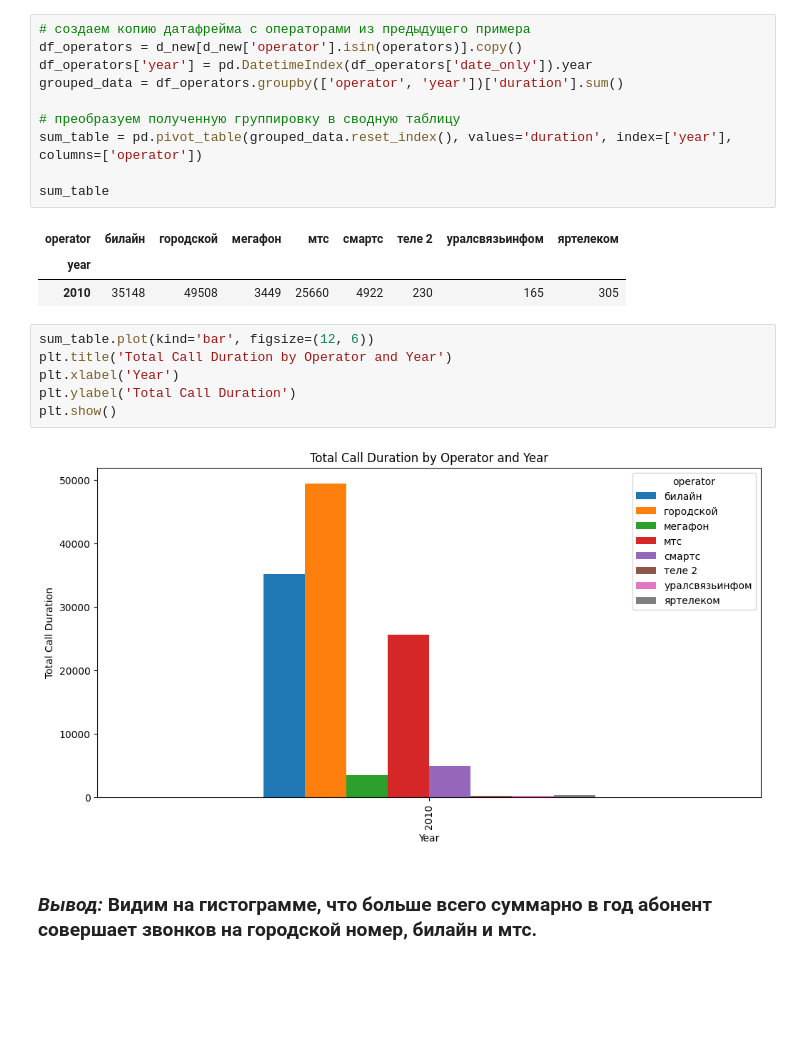
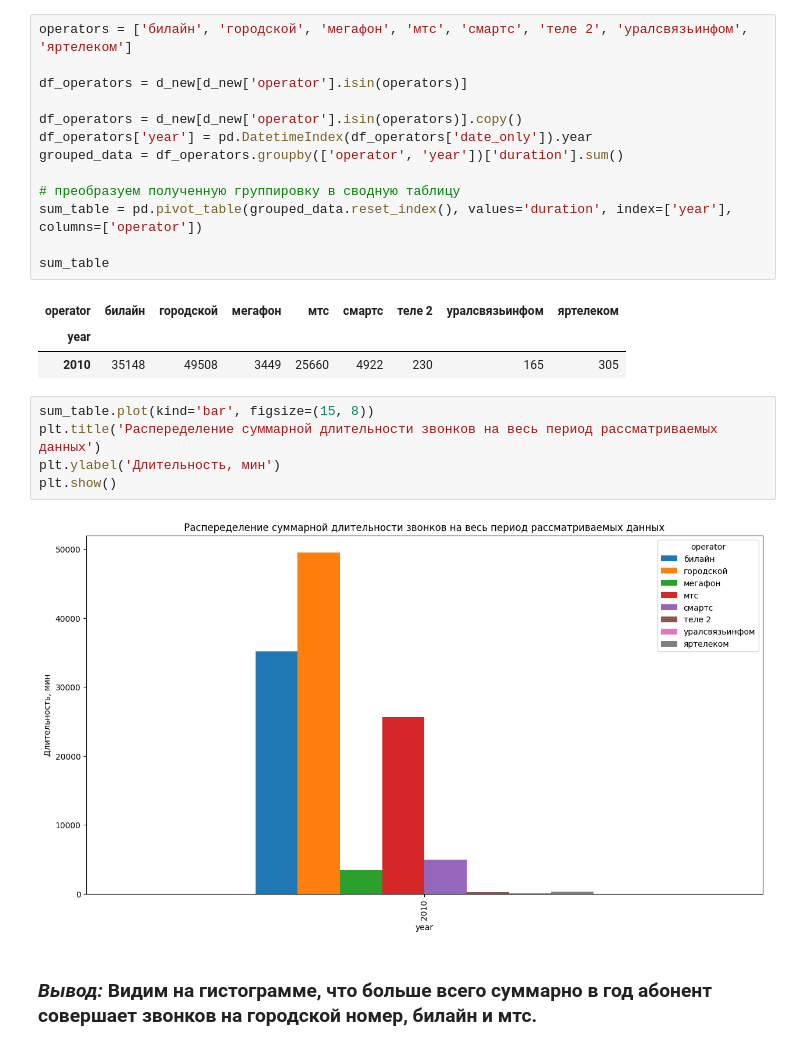
Before and after one commit to ybezginova2016/case_studies_da, a Jupyter notebook: 2. Telecom/main_2_Telecom.ipynb, the cells around one changed output. Cells and saved outputs as stored; diff of their text form; blank space fills up the shorter version.

```diff
--- a/2. Telecom/main_2_Telecom.ipynb
+++ b/2. Telecom/main_2_Telecom.ipynb
@@ -342,7 +351,10 @@ operator   month
            12        174
 Name: duration, Length: 64, dtype: int64
 # %%
-# создаем копию датафрейма с операторами из предыдущего примера
+operators = ['билайн', 'городской', 'мегафон', 'мтс', 'смартс', 'теле 2', 'уралсвязьинфом', 'яртелеком']
+
+df_operators = d_new[d_new['operator'].isin(operators)]
+
 df_operators = d_new[d_new['operator'].isin(operators)].copy()
 df_operators['year'] = pd.DatetimeIndex(df_operators['date_only']).year
 grouped_data = df_operators.groupby(['operator', 'year'])['duration'].sum()
@@ -355,14 +367,13 @@ sum_table
 | operator | билайн | городской | мегафон | мтс | смартс | теле 2 | уралсвязьинфом | яртелеком |
 | year |  |  |  |  |  |  |  |  |
 | 2010 | 35148 | 49508 | 3449 | 25660 | 4922 | 230 | 165 | 305 |
-# %%
-sum_table.plot(kind='bar', figsize=(12, 6))
-plt.title('Total Call Duration by Operator and Year')
-plt.xlabel('Year')
-plt.ylabel('Total Call Duration')
-plt.show()
-# %% [output]
-[figure, removed]
+# %%
+sum_table.plot(kind='bar', figsize=(15, 8))
+plt.title('Распеределение суммарной длительности звонков на весь период рассматриваемых данных')
+plt.ylabel('Длительность, мин')
+plt.show()
+# %% [output]
+[figure, added]
 # %% [markdown]
 ### *Вывод:* Видим на гистограмме, что больше всего суммарно в год абонент совершает звонков на городской номер, билайн и мтс.
 # %%
```
Also changed, not shown: parts of 7 cells of this notebook.
